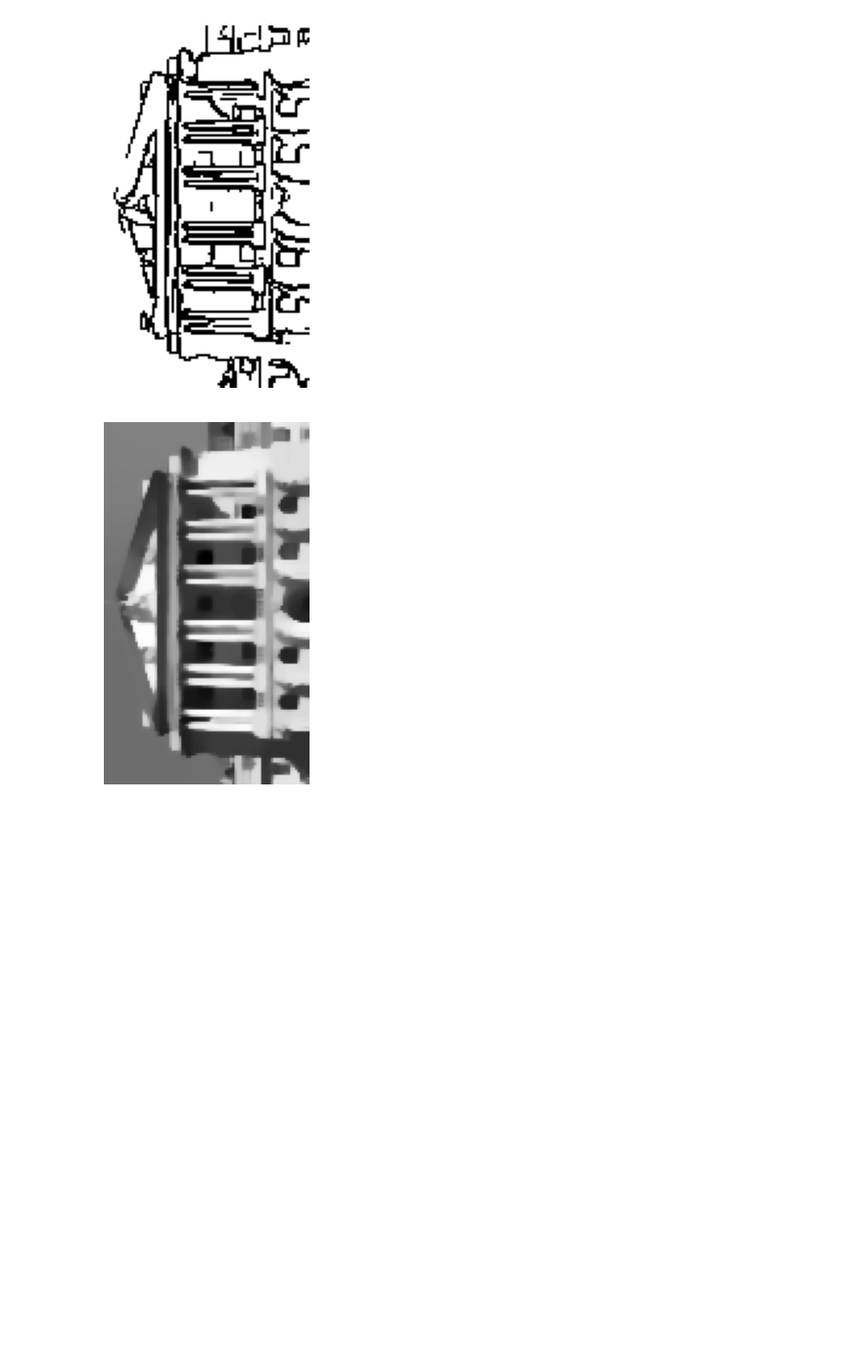
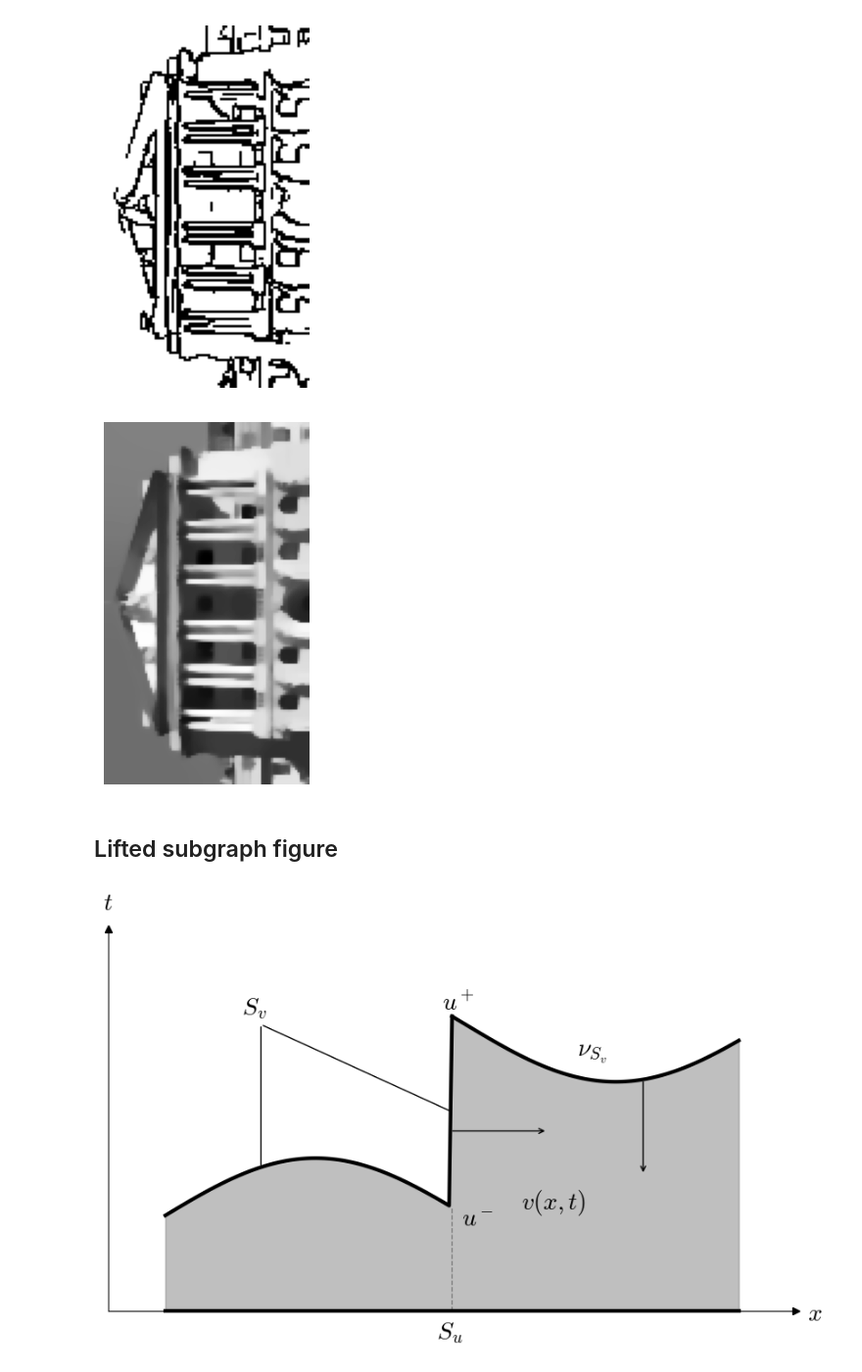
Before and after one commit to Davidvandijcke/fdr, a Jupyter notebook: src/analysis/presentation_material.ipynb, the cells around one changed output. Shown: that part at 98% size. Cells and saved outputs as stored; diff of their text form; code cells hidden in the pictures; blank space fills up the shorter version.

```diff
--- a/src/analysis/presentation_material.ipynb
+++ b/src/analysis/presentation_material.ipynb
@@ -127,3 +129,76 @@ plt.axis("off")
 plt.savefig("boe_u.png", bbox_inches="tight")
 # %% [output]
 [figure]
+# %% [markdown]
+## Lifted subgraph figure
+# %%
+import numpy as np
+import matplotlib.pyplot as plt
+
+# Given code
+
+plt.figure(figsize=(10, 6))
+line_width = 3
+fsize = 20
+
+# Create a nonlinear function with a jump at S_u
+def u(x):
+    return 0.5 + np.sin(x * 2) *0.3  + np.where(x >= S_u, 1, 0)
+
+S_u = 1.5
+x_left = np.linspace(0, S_u, 100)
+x_right = np.linspace(S_u, 3, 100)
+x_jump = np.array([S_u])
+
+plt.plot(x_left, u(x_left), 'k-', lw=line_width, label=r'$u(x)$')
+plt.plot(x_right, u(x_right), 'k-', lw=line_width)
+plt.fill_between(np.concatenate([x_left, x_jump, x_right]), 0, u(np.concatenate([x_left, x_jump, x_right])), color='grey', alpha=0.5)
+
+jump_bottom = u(S_u - 0.001)
+plt.plot([S_u, S_u], [0, jump_bottom], color='grey', linestyle='--', lw=1)
+
+jump_mid = (u(S_u - 0.001) + u(S_u + 0.001)) / 2
+plt.plot([x_left[0], x_right[-1]], [0, 0], 'k-', lw=line_width)
+plt.xticks([])
+plt.yticks([])
+
+ax = plt.gca()
+ax.spines['right'].set_visible(False)
+ax.spines['top'].set_visible(False)
+plt.annotate(r'$u^+$', (S_u, u(S_u + 0.001)), textcoords="offset points", xytext=(5,5), ha='center', fontsize=fsize)
+plt.annotate(r'$u^-$', (S_u + 0.1, u(S_u - 0.001)), textcoords="offset points", xytext=(5,-15), ha='center', fontsize=fsize)
+plt.annotate(r'$S_v$', (0.4, 1.55), fontsize=fsize)
+plt.annotate('', xy=(0.5, u(0.5)), xytext=(0.5, 1.5), arrowprops=dict(arrowstyle='-', lw=1, color='black'))
+plt.annotate('', xy=(S_u, jump_mid), xytext=(0.5, 1.5), arrowprops=dict(arrowstyle='-', lw=1, color='black'))
+ax.spines["left"].set_position(("data", -0.3))
+ax.spines["bottom"].set_position(("data", 0))
+ax.plot(1, 0, ">k", transform=ax.get_yaxis_transform(), clip_on=False)
+ax.plot(-0.3, 1, "^k", transform=ax.get_xaxis_transform(), clip_on=False)
+ax.spines["left"].set_bounds(0, 2)
+plt.annotate(r"$S_u$", (S_u - 0.08, -0.15), fontsize=fsize)
+plt.annotate('', xy=(S_u-0.01, jump_mid-0.1), xytext=(S_u + 0.5, jump_mid-0.1), arrowprops=dict(arrowstyle='<-', lw=1, color='black'))
+plt.annotate('', xy=(S_u+1, u(S_u+1)), xytext=(S_u+1, u(S_u+1) - 0.5), arrowprops=dict(arrowstyle='<-', lw=1, color='black'))
+plt.ylim(-0.15, 2)
+plt.xlim(-0.3,3.3)
+
+# add $\nu_{S_v}$ to plot
+plt.annotate(r'$\nu_{S_v}$', (2.2, 1.3), textcoords="offset points", xytext=(5,5), ha='center', fontsize=fsize)
+
+plt.annotate(r'$v(x,t)$', (2, 0.5), textcoords="offset points", xytext=(5,5), ha='center', fontsize=fsize)
+
+# add "x" below end of x axis and "t" to left of y axis
+plt.annotate(r"$x$", xy=(1, 0), xytext=(3.4, -0.05), ha='center', fontsize=fsize)
+plt.annotate(r"$t$", xy=(0, 1), xytext=(-0.3, 2.1), ha='center', fontsize=fsize)
+
+# Adjust the aspect ratio
+ax.set_aspect('equal', 'box')
+
+# computer modern font
+plt.rcParams['mathtext.fontset'] = 'cm'
+plt.rcParams['font.family'] = 'STIXGeneral'
+
+
+# save fig with approximately equal width and length
+plt.savefig("subgraph.pdf", bbox_inches="tight")
+# %% [output]
+[figure, added]
```
Also changed, not shown: parts of 1 cell of this notebook, 6 other files.
